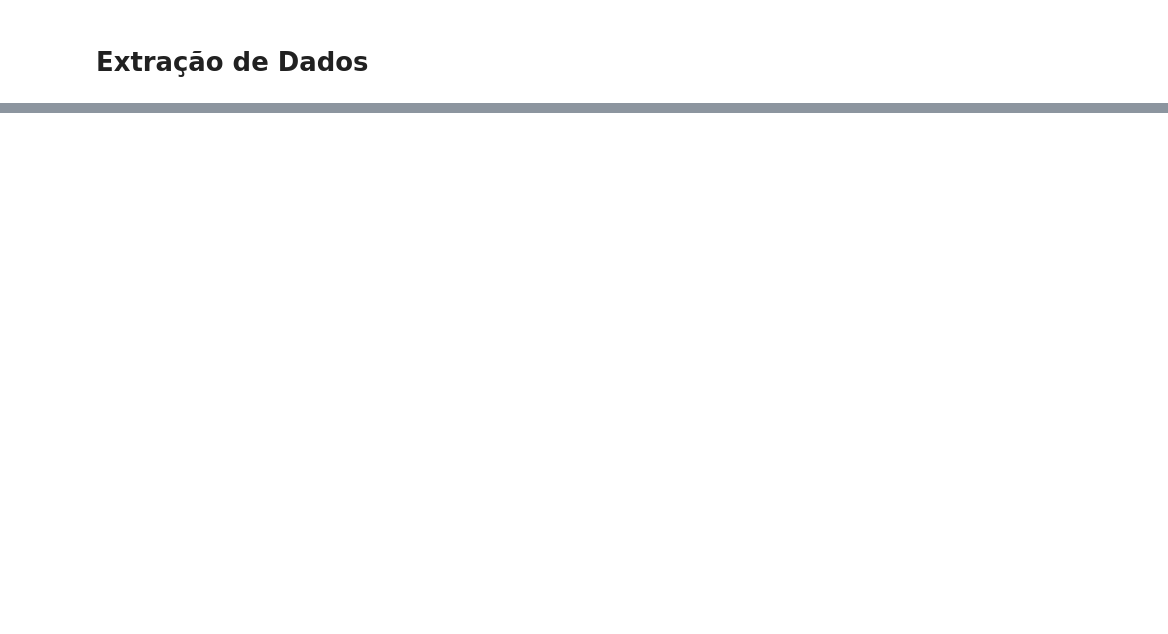
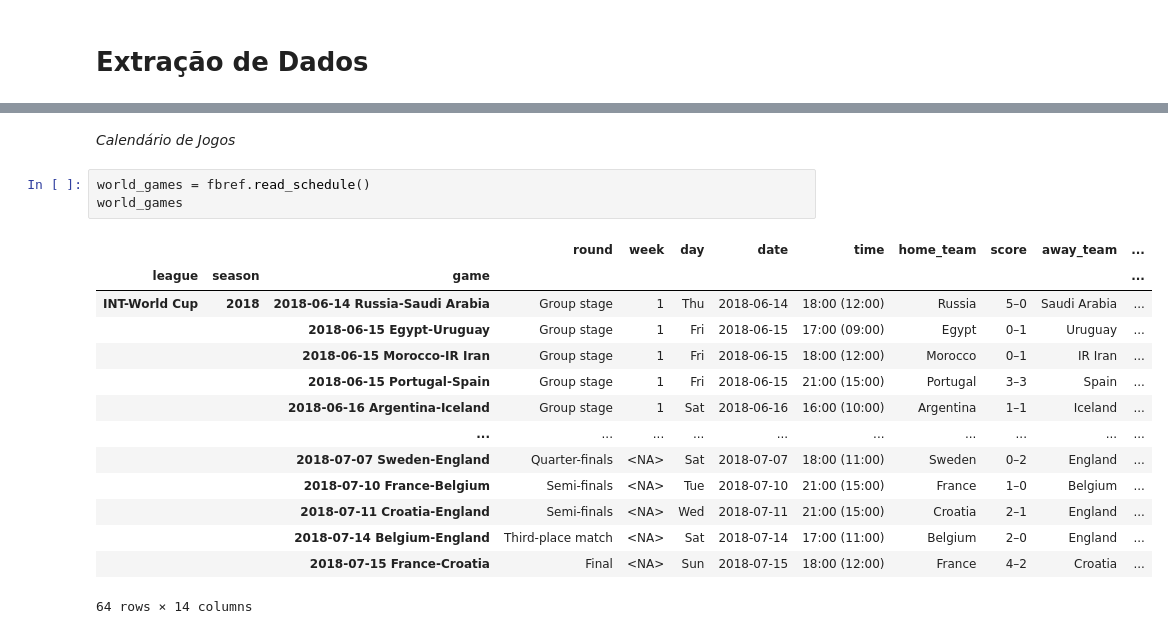
Before and after one commit to rphl15/Programacao_Basica, a Jupyter notebook: soccerdata_aprendizado.ipynb, the cells around one changed output, grey strips where cells are left out. Saved outputs shown, nothing was run; the diff lists cells and outputs as text; blank space fills up the shorter version.

```diff
--- a/soccerdata_aprendizado.ipynb
+++ b/soccerdata_aprendizado.ipynb
@@ -30,0 +232,20 @@ Making [chromedriver.exe 148.0.7778.178] executable ...
+# %% [markdown]
+*Calendário de Jogos*
+# %%
+world_games = fbref.read_schedule()
+world_games
+# %% [output]
+|  |  |  | round | week | day | date | time | home_team | score | away_team | ... |
+| league | season | game |  |  |  |  |  |  |  |  | ... |
+| INT-World Cup | 2018 | 2018-06-14 Russia-Saudi Arabia | Group stage | 1 | Thu | 2018-06-14 | 18:00 (12:00) | Russia | 5–0 | Saudi Arabia | ... |
+|  |  | 2018-06-15 Egypt-Uruguay | Group stage | 1 | Fri | 2018-06-15 | 17:00 (09:00) | Egypt | 0–1 | Uruguay | ... |
+|  |  | 2018-06-15 Morocco-IR Iran | Group stage | 1 | Fri | 2018-06-15 | 18:00 (12:00) | Morocco | 0–1 | IR Iran | ... |
+|  |  | 2018-06-15 Portugal-Spain | Group stage | 1 | Fri | 2018-06-15 | 21:00 (15:00) | Portugal | 3–3 | Spain | ... |
+|  |  | 2018-06-16 Argentina-Iceland | Group stage | 1 | Sat | 2018-06-16 | 16:00 (10:00) | Argentina | 1–1 | Iceland | ... |
+|  |  | ... | ... | ... | ... | ... | ... | ... | ... | ... | ... |
+|  |  | 2018-07-07 Sweden-England | Quarter-finals | <NA> | Sat | 2018-07-07 | 18:00 (11:00) | Sweden | 0–2 | England | ... |
+|  |  | 2018-07-10 France-Belgium | Semi-finals | <NA> | Tue | 2018-07-10 | 21:00 (15:00) | France | 1–0 | Belgium | ... |
+|  |  | 2018-07-11 Croatia-England | Semi-finals | <NA> | Wed | 2018-07-11 | 21:00 (15:00) | Croatia | 2–1 | England | ... |
+|  |  | 2018-07-14 Belgium-England | Third-place match | <NA> | Sat | 2018-07-14 | 17:00 (11:00) | Belgium | 2–0 | England | ... |
+|  |  | 2018-07-15 France-Croatia | Final | <NA> | Sun | 2018-07-15 | 18:00 (12:00) | France | 4–2 | Croatia | ... |
+64 rows × 14 columns
```
Also changed, not shown: parts of 32 cells of this notebook.
